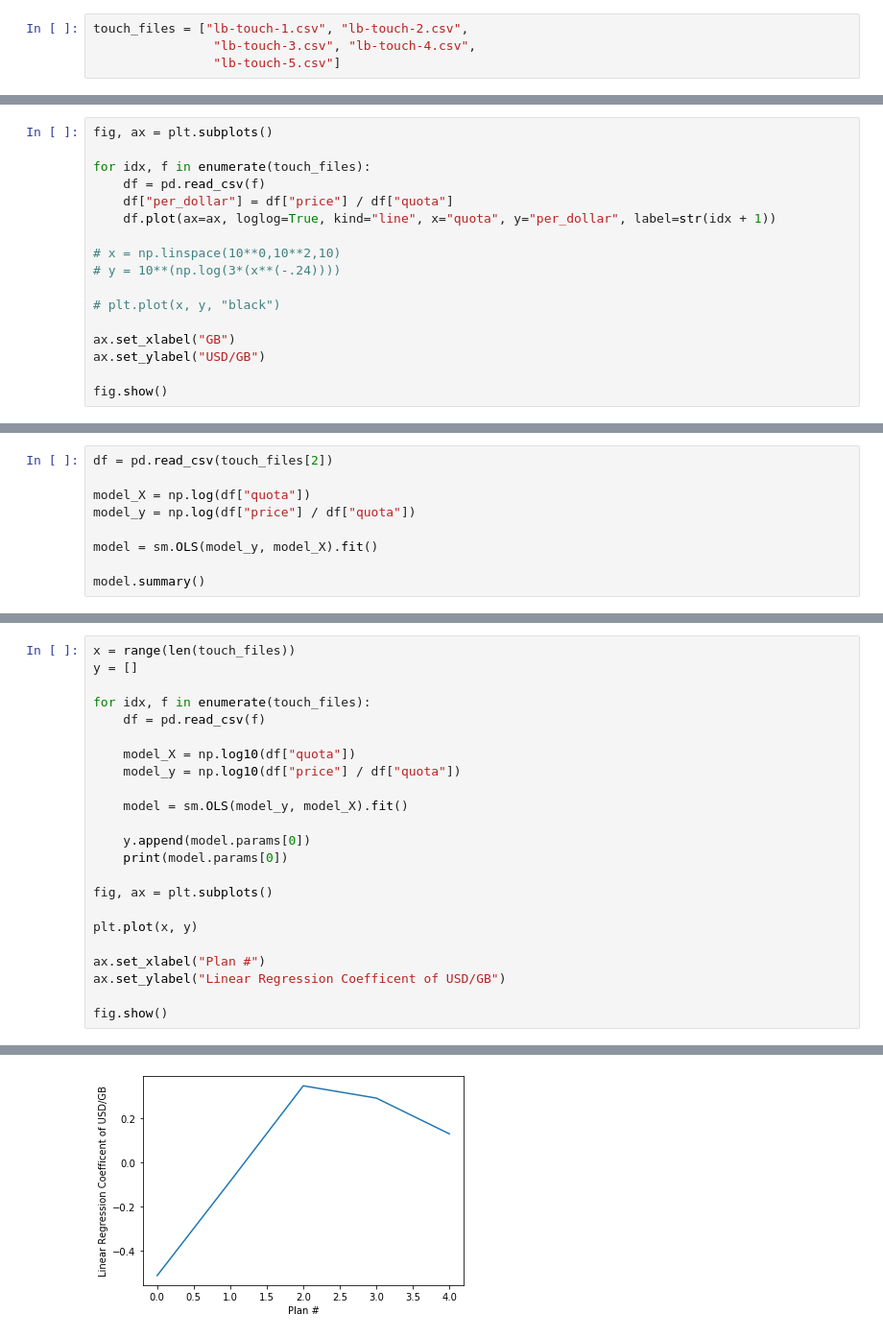
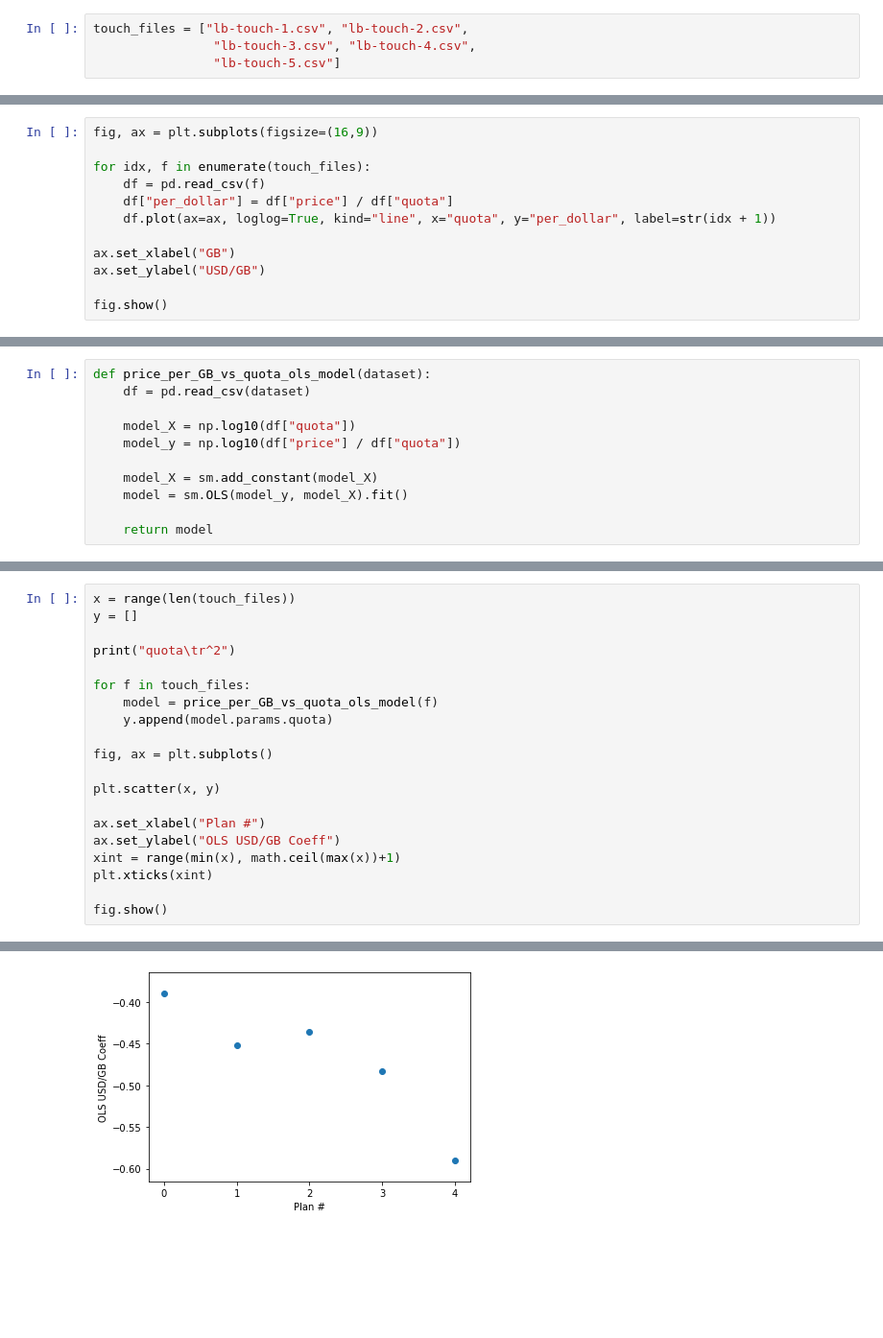
Before and after one commit to 0xfiras/3g-data-plans-pricing, a Jupyter notebook: plot.ipynb, the cells around one changed output, grey strips where cells are left out. Shown: that part at 96% size. Drawn from its saved outputs; the diff is of its cells as text; blank space fills up the shorter version.

```diff
--- a/plot.ipynb
+++ b/plot.ipynb
@@ -84,16 +142,11 @@ fig.show()
 # %%
-fig, ax = plt.subplots()
+fig, ax = plt.subplots(figsize=(16,9))
 
 for idx, f in enumerate(touch_files):
     df = pd.read_csv(f)
     df["per_dollar"] = df["price"] / df["quota"]
     df.plot(ax=ax, loglog=True, kind="line", x="quota", y="per_dollar", label=str(idx + 1))
 
-# x = np.linspace(10**0,10**2,10)
-# y = 10**(np.log(3*(x**(-.24))))
-
-# plt.plot(x, y, "black")
-
 ax.set_xlabel("GB")
 ax.set_ylabel("USD/GB")
 
@@ -103,9 +163,11 @@ fig.show()
 # %%
-df = pd.read_csv(touch_files[2])
+def price_per_GB_vs_quota_ols_model(dataset):
+    df = pd.read_csv(dataset)
 
-model_X = np.log(df["quota"])
-model_y = np.log(df["price"] / df["quota"])
+    model_X = np.log10(df["quota"])
+    model_y = np.log10(df["price"] / df["quota"])
 
-model = sm.OLS(model_y, model_X).fit()
+    model_X = sm.add_constant(model_X)
+    model = sm.OLS(model_y, model_X).fit()
 
-model.summary()
+    return model
@@ -132,23 +197,20 @@ Warnings:
 x = range(len(touch_files))
 y = []
 
-for idx, f in enumerate(touch_files):
-    df = pd.read_csv(f)
+print("quota\tr^2")
 
-    model_X = np.log10(df["quota"])
-    model_y = np.log10(df["price"] / df["quota"])
-
-    model = sm.OLS(model_y, model_X).fit()
-
-    y.append(model.params[0])
-    print(model.params[0])
+for f in touch_files:
+    model = price_per_GB_vs_quota_ols_model(f)
+    y.append(model.params.quota)
 
 fig, ax = plt.subplots()
 
-plt.plot(x, y)
+plt.scatter(x, y)
 
 ax.set_xlabel("Plan #")
-ax.set_ylabel("Linear Regression Coefficent of USD/GB")
+ax.set_ylabel("OLS USD/GB Coeff")
+xint = range(min(x), math.ceil(max(x))+1)
+plt.xticks(xint)
 
 fig.show()
 # %% [output]
@@ -160 +218 @@ fig.show()
-[figure, old version]
+[figure, new version]
```
Also changed, not shown: parts of 23 cells of this notebook.
